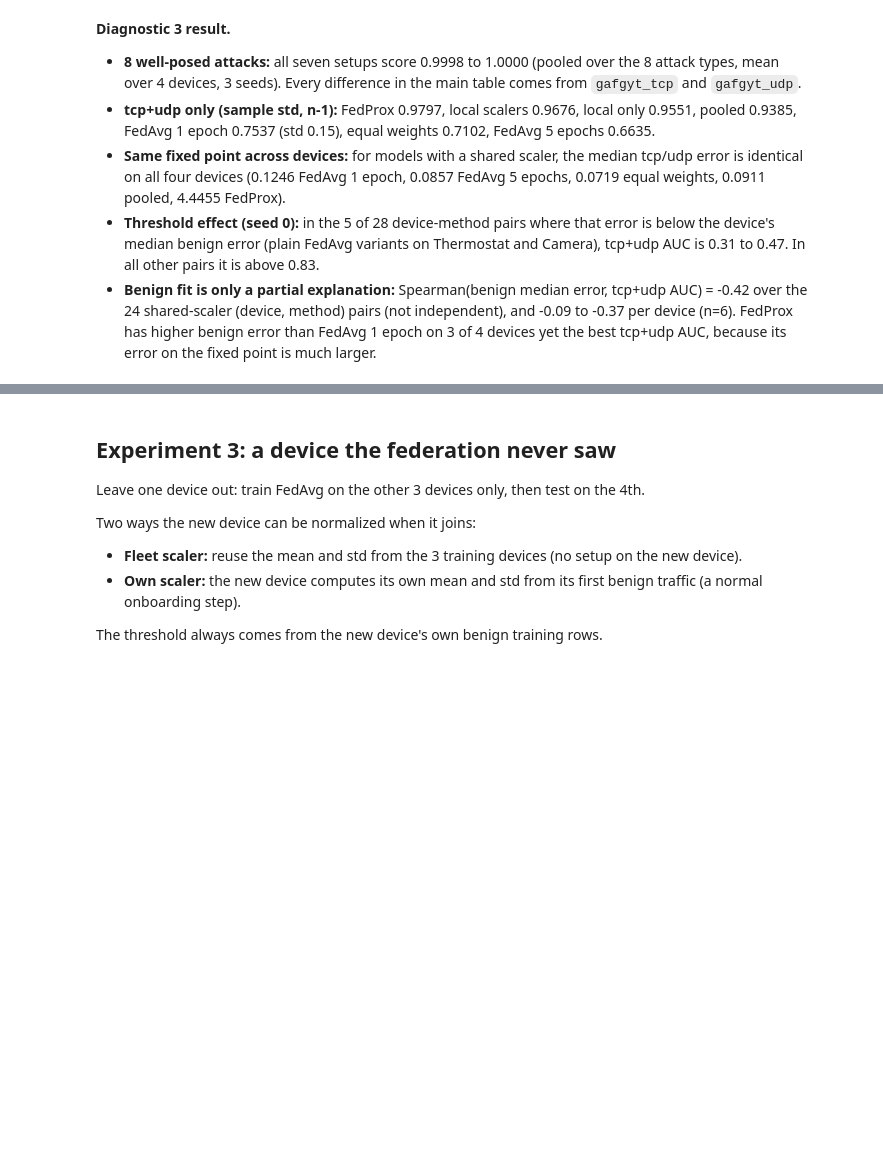
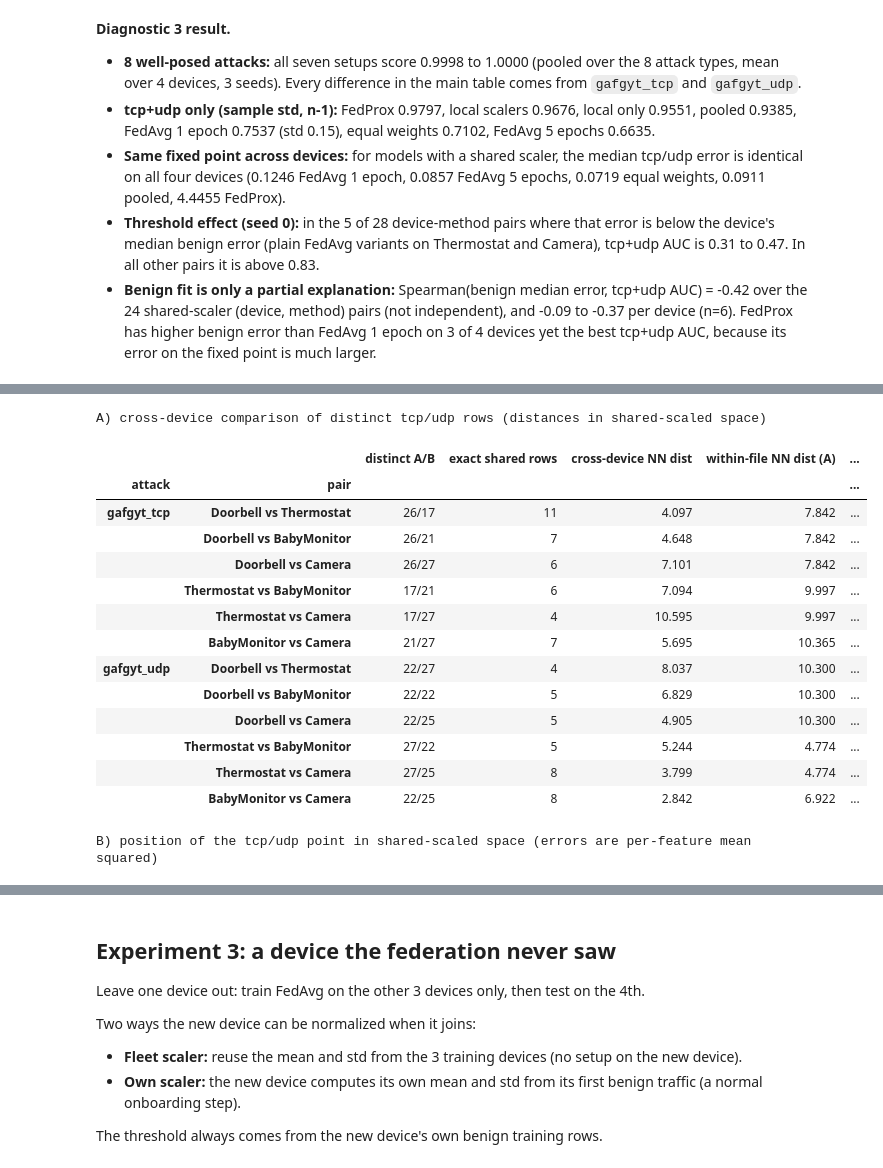
Before and after one commit to KA6-p/federated-iot-anomaly-detection, a Jupyter notebook: 04_extension_noniid_unseen.ipynb, the cells around one changed output, grey strips where cells are left out. Cells and saved outputs as stored; diff of their text form; code cells hidden in the pictures; blank space fills up the shorter version.

Commit message:
Add diagnostic 4 (tcp/udp fixed point) and export of FedAvg+local-scalers model for MCP server

```diff
--- a/04_extension_noniid_unseen.ipynb
+++ b/04_extension_noniid_unseen.ipynb
@@ -925,0 +934,74 @@ Shared-scaler methods, all devices pooled (n=24): Spearman(benign median error,
+# %%
+HARD = ["gafgyt_tcp", "gafgyt_udp"]
+pts = {(n, a): np.unique(clients[n]["attacks"][a], axis=0) for n in NAMES for a in HARD}
+
+
+def nn_dist(A, B, same=False):
+    """Mean nearest-neighbour L2 distance from rows of A to rows of B, in shared-scaled space."""
+    As, Bs = apply(SHARED, A), apply(SHARED, B)
+    d = np.sqrt(((As[:, None, :] - Bs[None, :, :]) ** 2).sum(-1))
+    if same:
+        np.fill_diagonal(d, np.inf)
+    return float(d.min(1).mean())
+
+
+# ---- Part A: same rows across devices? ----
+rowsA = []
+for a in HARD:
+    for i, n1 in enumerate(NAMES):
+        for n2 in NAMES[i + 1:]:
+            A, B = pts[(n1, a)], pts[(n2, a)]
+            exact = len({r.tobytes() for r in A} & {r.tobytes() for r in B})
+            rowsA.append({
+                "attack": a, "pair": f"{SHORT[n1]} vs {SHORT[n2]}",
+                "distinct A/B": f"{len(A)}/{len(B)}",
+                "exact shared rows": exact,
+                "cross-device NN dist": nn_dist(A, B),
+                "within-file NN dist (A)": nn_dist(A, A, same=True),
+                "mean row norm (A)": float(np.linalg.norm(apply(SHARED, A), axis=1).mean()),
+            })
+print("A) cross-device comparison of distinct tcp/udp rows (distances in shared-scaled space)")
+display(pd.DataFrame(rowsA).set_index(["attack", "pair"]).style.format(
+    {"cross-device NN dist": "{:.3f}", "within-file NN dist (A)": "{:.3f}", "mean row norm (A)": "{:.2f}"}))
+
+# ---- Part B: where does the point sit? ----
+rowsB = []
+for n in NAMES:
+    c = clients[n]
+    Xb = apply(SHARED, c["test_benign"])
+    own_mean = apply(SHARED, c["train"]).mean(0)
+    b0 = (Xb ** 2).mean(1)                    # squared error if a model just output the fleet-average point
+    bo = ((Xb - own_mean) ** 2).mean(1)       # squared error if a model just output this device's benign mean
+    for a in HARD:
+        P = apply(SHARED, pts[(n, a)])
+        p0 = np.median((P ** 2).mean(1))
+        po = np.median(((P - own_mean) ** 2).mean(1))
+        rowsB.append({
+            "device": SHORT[n], "attack": a,
+            "point: err vs fleet mean": p0,
+            "benign median: err vs fleet mean": np.median(b0),
+            "% benign nearer fleet mean than point": 100 * (b0 < p0).mean(),
+            "point: err vs own mean": po,
+            "benign median: err vs own mean": np.median(bo),
+            "% benign nearer own mean than point": 100 * (bo < po).mean(),
+            "device benign center vs fleet mean": float((own_mean ** 2).mean()),
+        })
+print("\nB) position of the tcp/udp point in shared-scaled space (errors are per-feature mean squared)")
+display(pd.DataFrame(rowsB).set_index(["device", "attack"]).style.format("{:.4f}"))
+# %% [output]
+A) cross-device comparison of distinct tcp/udp rows (distances in shared-scaled space)
+|  |  | distinct A/B | exact shared rows | cross-device NN dist | within-file NN dist (A) | ... |
+| attack | pair |  |  |  |  | ... |
+| gafgyt_tcp | Doorbell vs Thermostat | 26/17 | 11 | 4.097 | 7.842 | ... |
+|  | Doorbell vs BabyMonitor | 26/21 | 7 | 4.648 | 7.842 | ... |
+|  | Doorbell vs Camera | 26/27 | 6 | 7.101 | 7.842 | ... |
+|  | Thermostat vs BabyMonitor | 17/21 | 6 | 7.094 | 9.997 | ... |
+|  | Thermostat vs Camera | 17/27 | 4 | 10.595 | 9.997 | ... |
+|  | BabyMonitor vs Camera | 21/27 | 7 | 5.695 | 10.365 | ... |
+| gafgyt_udp | Doorbell vs Thermostat | 22/27 | 4 | 8.037 | 10.300 | ... |
+|  | Doorbell vs BabyMonitor | 22/22 | 5 | 6.829 | 10.300 | ... |
+|  | Doorbell vs Camera | 22/25 | 5 | 4.905 | 10.300 | ... |
+|  | Thermostat vs BabyMonitor | 27/22 | 5 | 5.244 | 4.774 | ... |
+|  | Thermostat vs Camera | 27/25 | 8 | 3.799 | 4.774 | ... |
+|  | BabyMonitor vs Camera | 22/25 | 8 | 2.842 | 6.922 | ... |
+B) position of the tcp/udp point in shared-scaled space (errors are per-feature mean squared)
```
Also changed, not shown: parts of 8 cells of this notebook.
